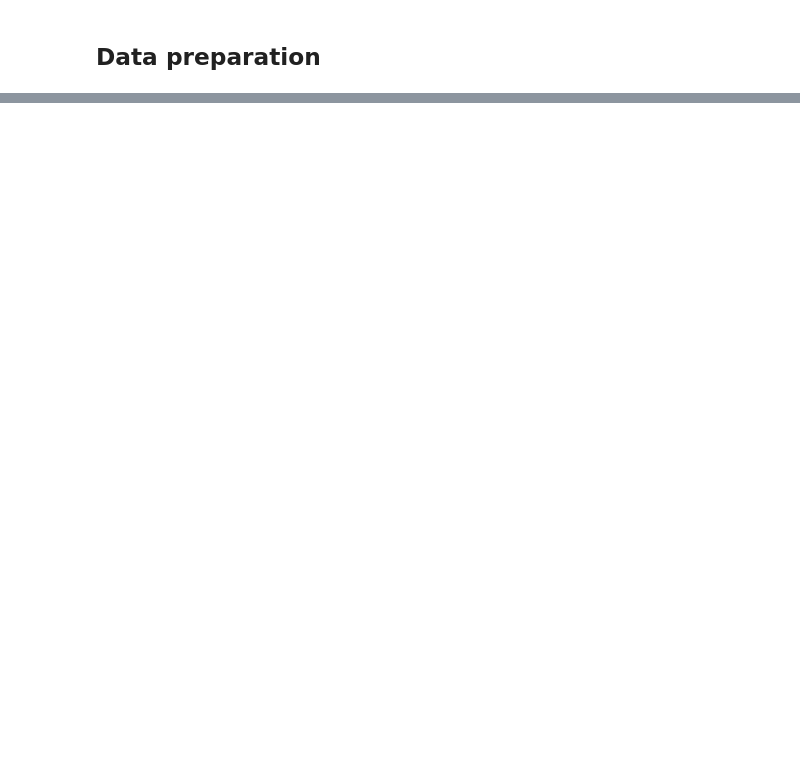
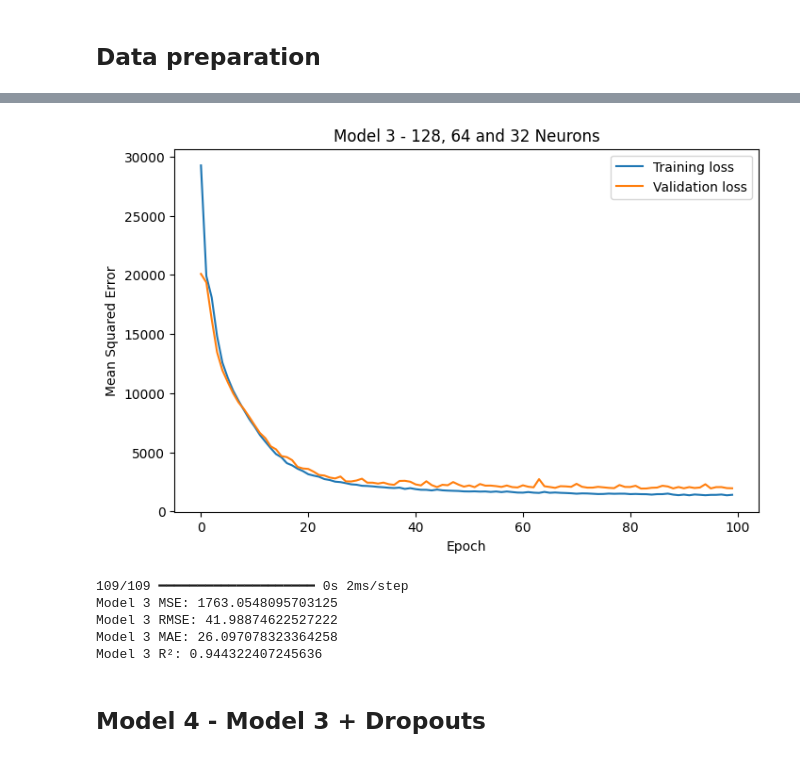
Before and after one commit to mariacastrom00/AI_exercises_MJCM, a Jupyter notebook: assignment4_MJCM_AH2179.ipynb, the cells around one changed output, grey strips where cells are left out. Saved outputs shown, nothing was run; the diff lists cells and outputs as text; code cells hidden in the pictures; blank space fills up the shorter version.

```diff
--- a/assignment4_MJCM_AH2179.ipynb
+++ b/assignment4_MJCM_AH2179.ipynb
@@ -296,0 +429,23 @@ Provide a reflection on the dimensionality reduction results obtained using PCA
+# %%
+# Model 3: Larger neural network
+model_3 = Sequential([
+    Dense(128, activation='relu', input_shape=(X_train_scaled.shape[1],)),
+    Dense(64, activation='relu'),
+    Dense(32, activation='relu'),
+    Dense(1)
+])
+
+model_3.compile(
+    optimizer='adam',
+    loss='mse',
+    metrics=['mae']
+)
+
+history_3 = model_3.fit(
+    X_train_scaled,
+    y_train,
+    validation_split=0.2,
+    epochs=100,
+    batch_size=32,
+    verbose=1
+)
@@ -296,0 +471,34 @@ Provide a reflection on the dimensionality reduction results obtained using PCA
+# %%
+plt.figure(figsize=(8,5))
+
+plt.plot(history_3.history['loss'], label='Training loss')
+plt.plot(history_3.history['val_loss'], label='Validation loss')
+
+plt.xlabel('Epoch')
+plt.ylabel('Mean Squared Error')
+plt.title('Model 3 - 128, 64 and 32 Neurons')
+plt.legend()
+
+plt.show()
+# %% [output]
+[figure, added]
+# %%
+y_pred_3 = model_3.predict(X_test_scaled).flatten()
+
+mse_3 = mean_squared_error(y_test, y_pred_3)
+rmse_3 = np.sqrt(mse_3)
+mae_3 = mean_absolute_error(y_test, y_pred_3)
+r2_3 = r2_score(y_test, y_pred_3)
+
+print("Model 3 MSE:", mse_3)
+print("Model 3 RMSE:", rmse_3)
+print("Model 3 MAE:", mae_3)
+print("Model 3 R²:", r2_3)
+# %% [output]
+109/109 ━━━━━━━━━━━━━━━━━━━━ 0s 2ms/step
+Model 3 MSE: 1763.0548095703125
+Model 3 RMSE: 41.98874622527222
+Model 3 MAE: 26.097078323364258
+Model 3 R²: 0.944322407245636
+# %% [markdown]
+## Model 4 - Model 3 + Dropouts
```
Also changed, not shown: parts of 81 cells of this notebook.
